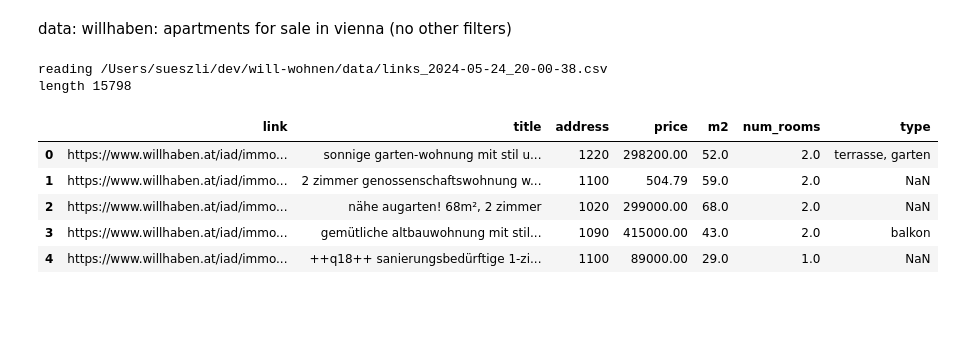
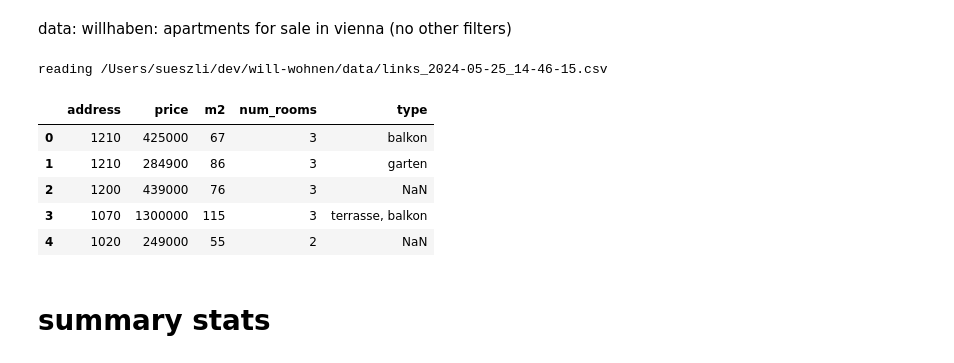
Before and after one commit to sueszli/will-wohnen, a Jupyter notebook: analysis.ipynb, the cells around one changed output. Cells and saved outputs as stored; diff of their text form; code cells hidden in the pictures; blank space fills up the shorter version.

```diff
--- a/analysis.ipynb
+++ b/analysis.ipynb
@@ -6,46 +6,48 @@ import pandas as pd
 import numpy as np
 import matplotlib.pyplot as plt
 import seaborn as sns
+
+
+sns.set(style="whitegrid")
 %matplotlib inline
+pd.options.display.float_format = '{:.0f}'.format
 
 
 files = (Path.cwd() / "data").iterdir()
 files = sorted(files, key=lambda x: x.name)
 file = files[-1]
 print(f"reading {file}")
 df = pd.read_csv(file, delimiter=";")
 
 
 def clean_up(df: pd.DataFrame) -> pd.DataFrame:
-    # df = df.drop(columns=["link"])
-
-    df["title"] = df["title"].str.lower()
+    df = df.drop(columns=["link", "title"])
 
     df["address"] = df["address"].str.extract(r"(\d{4})").replace(np.nan, 0).astype(int)
 
     df["price"] = df["price"].str.replace(r"[^\d.,]", "", regex=True) # only keep numbers, point and comma
     df["price"] = df["price"].str.replace(r"\.", "", regex=True) # remove thousand separator
     df["price"] = df["price"].str.replace(r",", ".", regex=True) # convert comma to point
     df["price"] = df["price"].astype(float)
 
     df["m2"] = df["m2"].str.extract(r"(\d+)").astype(float)
 
     df["num_rooms"] = df["num_rooms"].str.extract(r"(\d+)").astype(float)
 
     df["type"] = df["type"].str.lower()
 
     return df
 
 
-print("length", len(df))
 df = clean_up(df)
 df.head()
 # %% [output]
-reading /Users/sueszli/dev/will-wohnen/data/links_2024-05-24_20-00-38.csv
-length 15798
+reading /Users/sueszli/dev/will-wohnen/data/links_2024-05-25_14-46-15.csv
-|  | link | title | address | price | m2 | num_rooms | type |
-| 0 | https://www.willhaben.at/iad/immo... | sonnige garten-wohnung mit stil u... | 1220 | 298200.00 | 52.0 | 2.0 | terrasse, garten |
-| 1 | https://www.willhaben.at/iad/immo... | 2 zimmer genossenschaftswohnung w... | 1100 | 504.79 | 59.0 | 2.0 | NaN |
-| 2 | https://www.willhaben.at/iad/immo... | nähe augarten! 68m², 2 zimmer | 1020 | 299000.00 | 68.0 | 2.0 | NaN |
-| 3 | https://www.willhaben.at/iad/immo... | gemütliche altbauwohnung mit stil... | 1090 | 415000.00 | 43.0 | 2.0 | balkon |
-| 4 | https://www.willhaben.at/iad/immo... | ++q18++ sanierungsbedürftige 1-zi... | 1100 | 89000.00 | 29.0 | 1.0 | NaN |
+|  | address | price | m2 | num_rooms | type |
+| 0 | 1210 | 425000 | 67 | 3 | balkon |
+| 1 | 1210 | 284900 | 86 | 3 | garten |
+| 2 | 1200 | 439000 | 76 | 3 | NaN |
+| 3 | 1070 | 1300000 | 115 | 3 | terrasse, balkon |
+| 4 | 1020 | 249000 | 55 | 2 | NaN |
+# %% [markdown]
+# summary stats
```
Also changed, not shown: parts of 5 cells of this notebook, 1 other file.
